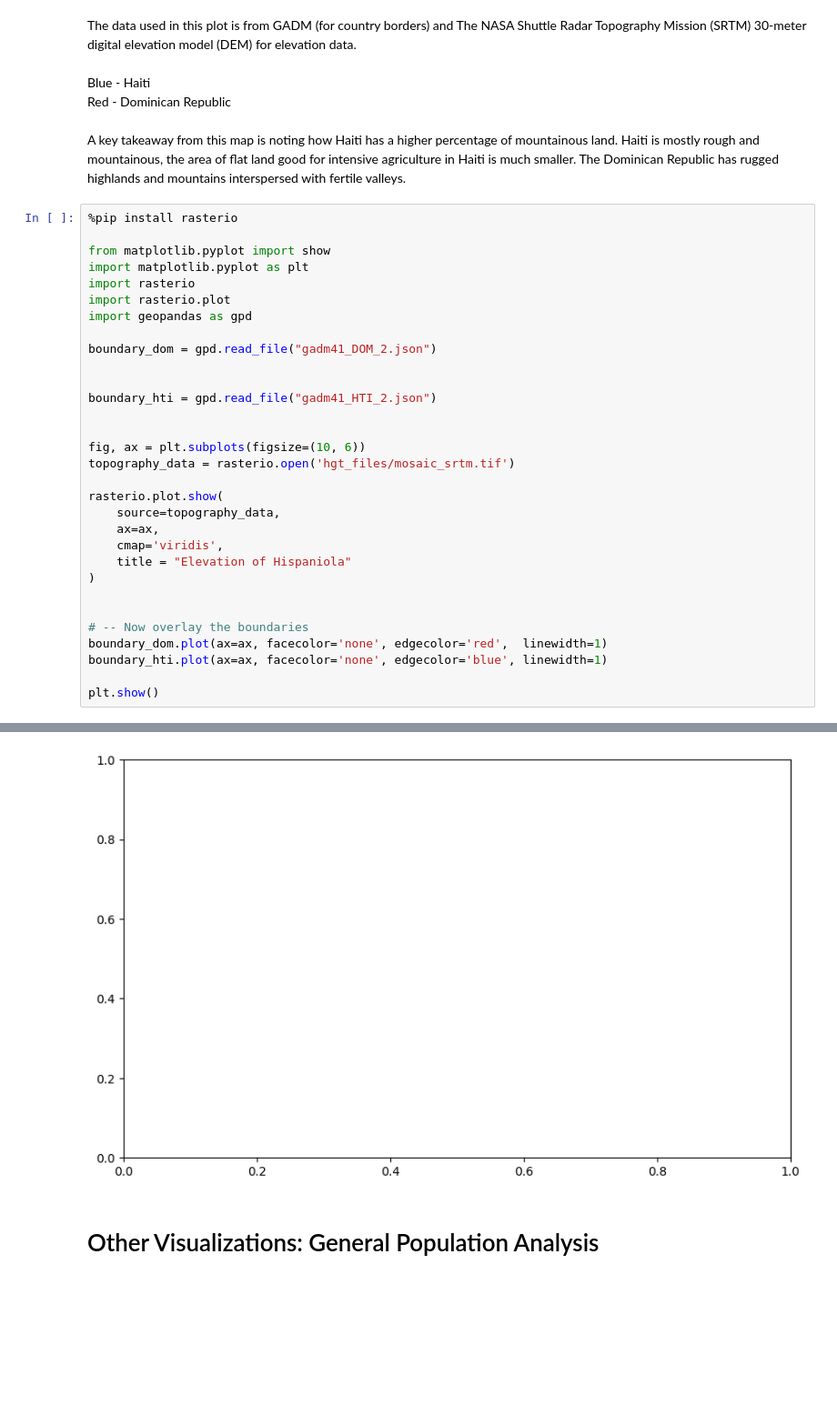
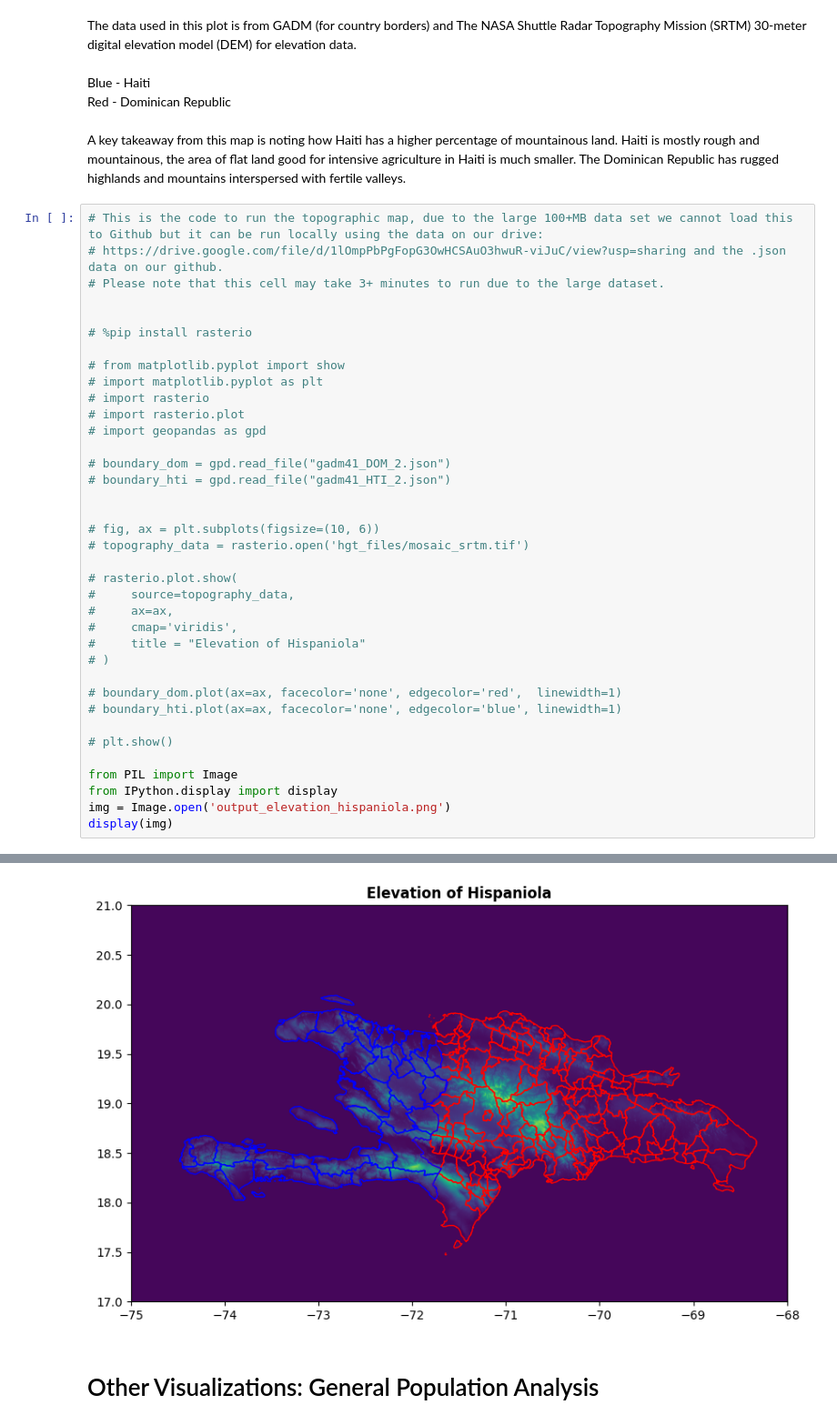
Before and after one commit to panda41983/EEP153_Project1_TeamGaryBecker, a Jupyter notebook: Project_1.ipynb, the cells around one changed output, grey strips where cells are left out. Shown at 91% size. Saved outputs shown, nothing was run; the diff lists cells and outputs as text; blank space fills up the shorter version.

Commit message:
Add map image

```diff
--- a/Project_1.ipynb
+++ b/Project_1.ipynb
@@ -390,34 +390,40 @@ Red - Dominican Republic
 <br>
 A key takeaway from this map is noting how Haiti has a higher percentage of mountainous land. Haiti is mostly rough and mountainous, the area of flat land good for intensive agriculture in Haiti is much smaller. The Dominican Republic has rugged highlands and mountains interspersed with fertile valleys.
 # %%
-%pip install rasterio
-
-from matplotlib.pyplot import show
-import matplotlib.pyplot as plt
-import rasterio
-import rasterio.plot
-import geopandas as gpd
-
-boundary_dom = gpd.read_file("gadm41_DOM_2.json")
+# This is the code to run the topographic map, due to the large 100+MB data set we cannot load this to Github but it can be run locally using the data on our drive:
+# https://drive.google.com/file/d/1lOmpPbPgFopG3OwHCSAuO3hwuR-viJuC/view?usp=sharing and the .json data on our github.
+# Please note that this cell may take 3+ minutes to run due to the large dataset.
 
 
-boundary_hti = gpd.read_file("gadm41_HTI_2.json")
+# %pip install rasterio
+
+# from matplotlib.pyplot import show
+# import matplotlib.pyplot as plt
+# import rasterio
+# import rasterio.plot
+# import geopandas as gpd
+
+# boundary_dom = gpd.read_file("gadm41_DOM_2.json")
+# boundary_hti = gpd.read_file("gadm41_HTI_2.json")
 
 
-fig, ax = plt.subplots(figsize=(10, 6))
-topography_data = rasterio.open('hgt_files/mosaic_srtm.tif')
+# fig, ax = plt.subplots(figsize=(10, 6))
+# topography_data = rasterio.open('hgt_files/mosaic_srtm.tif')
 
-rasterio.plot.show(
-    source=topography_data,
-    ax=ax,
-    cmap='viridis',
-    title = "Elevation of Hispaniola"
-)
+# rasterio.plot.show(
+#     source=topography_data,
+#     ax=ax,
+#     cmap='viridis',
+#     title = "Elevation of Hispaniola"
+# )
 
+# boundary_dom.plot(ax=ax, facecolor='none', edgecolor='red',  linewidth=1)
+# boundary_hti.plot(ax=ax, facecolor='none', edgecolor='blue', linewidth=1)
 
-# -- Now overlay the boundaries
-boundary_dom.plot(ax=ax, facecolor='none', edgecolor='red',  linewidth=1)
-boundary_hti.plot(ax=ax, facecolor='none', edgecolor='blue', linewidth=1)
+# plt.show()
 
-plt.show()
+from PIL import Image
+from IPython.display import display
+img = Image.open('output_elevation_hispaniola.png')
+display(img)
 # %% [output]
@@ -435,4 +430,4 @@ RasterioIOError: hgt_files/mosaic_srtm.tif: No such file or directory
-[figure, old version]
+[figure, new version]
 # %% [markdown]
 # Other Visualizations: General Population Analysis
 # %% [markdown]
```
Also changed, not shown: parts of 1 cell of this notebook, 1 other file.
